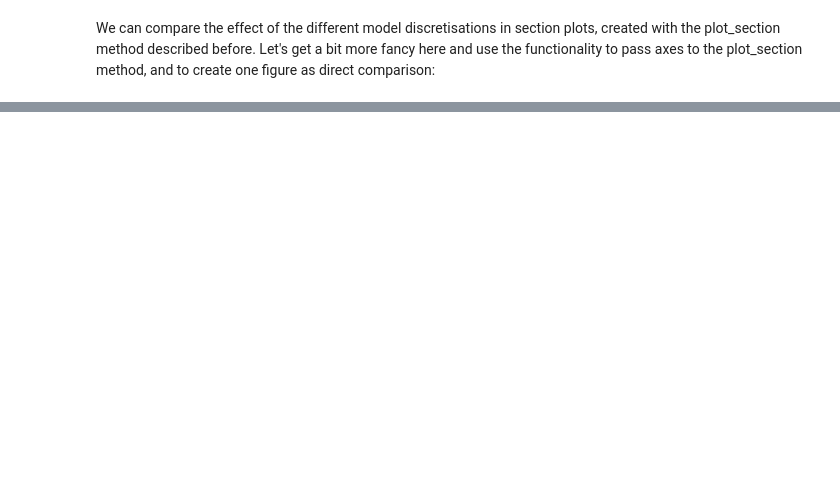
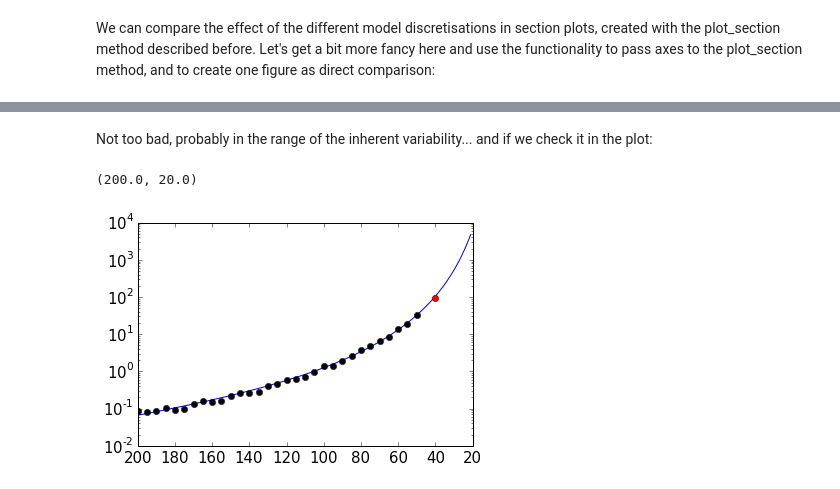
Before and after one commit to cgre-aachen/pynoddy, a Jupyter notebook: docs/notebooks/2-Adjust-input.ipynb, the cells around one changed output, grey strips where cells are left out. Saved outputs shown, nothing was run; the diff lists cells and outputs as text; code cells hidden in the pictures; blank space fills up the shorter version.

```diff
--- a/docs/notebooks/2-Adjust-input.ipynb
+++ b/docs/notebooks/2-Adjust-input.ipynb
@@ -128,0 +255,13 @@ We will here have a look at the paramteres of the single events:
+# %% [markdown]
+Not too bad, probably in the range of the inherent variability... and if we check it in the plot:
+# %%
+fig = plt.figure()
+ax = fig.add_subplot(111)
+ax.semilogy(cube_range, times_eval, '-')
+ax.semilogy(cube_sizes, times, 'ko')
+ax.semilogy(cube_size, time_comp, 'ro')
+# reverse x-axis
+ax.set_xlim(ax.get_xlim()[::-1])
+# %% [output]
+(200.0, 20.0)
+[figure, added]
```
Also changed, not shown: parts of 35 cells of this notebook, 55 other files.
